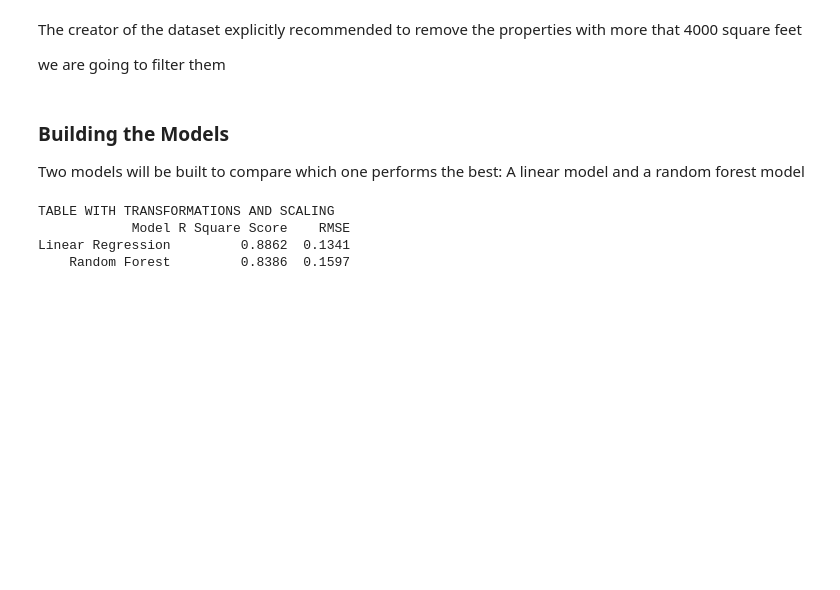
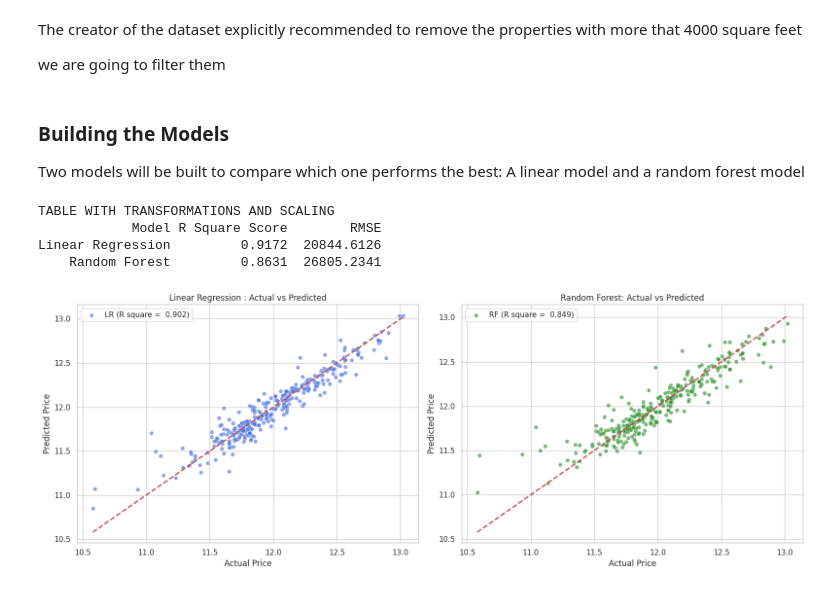
Before and after one commit to Gwladys-BALIMA/Ames-Housing, a Jupyter notebook: Ames_Linear_Regression.ipynb, the cells around one changed output. Drawn from its saved outputs; the diff is of its cells as text; code cells hidden in the pictures; blank space fills up the shorter version.

```diff
--- a/Ames_Linear_Regression.ipynb
+++ b/Ames_Linear_Regression.ipynb
@@ -275,9 +269,6 @@ plt.show()
 The creator of the dataset explicitly recommended to remove the properties with more that 4000 square feet
 
 we are going to filter them
-# %%
-# Filter the outliers
-Ames_data = Ames_data[Ames_data['GrLivArea'] < 4000]
 # %% [markdown]
 ### Building the Models
 
@@ -288,11 +279,15 @@ Ames_data_cleaned = Ames_data[Ames_data['GrLivArea'] < 4000].copy()
 
 num_features = ['OverallQual' , 'GrLivArea' ,'GarageCars' , 'GarageArea' ,
                 'TotalBsmtSF' , '1stFlrSF' , 'FullBath' , 'TotRmsAbvGrd' ,
-                'YearBuilt' , 'YearRemodAdd' , 'Fireplaces' , 'BsmtFinSF1' , 'LotFrontage'
+                'YearBuilt' , 'YearRemodAdd' , 'Fireplaces' , 'BsmtFinSF1' , 'LotFrontage' ,
+                'WoodDeckSF' , '2ndFlrSF' , 'OpenPorchSF' , 'HalfBath' , 'LotArea' , 'BsmtFullBath' ,
+                'BsmtUnfSF'
                 ]
 cat_features = ['ExterQual' , 'KitchenQual' , 'BsmtQual' , 'GarageFinish' ,
                 'FireplaceQu' , 'MasVnrType' , 'Foundation' , 'CentralAir'  ,
-                'HeatingQC' , 'GarageType' , 'Neighborhood' , 'BsmtFinType1' , 'BsmtExposure'
+                'HeatingQC' , 'GarageType' , 'Neighborhood' , 'BsmtFinType1' , 'BsmtExposure' ,
+                'SaleCondition' , 'MSZoning' , 'PavedDrive' , 'LotShape' , 'SaleType' , 'GarageQual' ,
+                'GarageCond'
                 ]
 
 X = Ames_data_cleaned[num_features + cat_features]
@@ -334,10 +329,13 @@ rf_pipeline.fit(X_train , y_train)
 # Evaluation
 
 def evaluate_model(pipeline , X_test , y_test):
-  preds = pipeline.predict(X_test)
-  r2 = r2_score(y_test , preds)
-  rmse = root_mean_squared_error(y_test , preds)
+  log_preds = pipeline.predict(X_test)
+  real_preds = np.expm1(log_preds)
+  real_y_test = np.expm1(y_test)
+  r2 = r2_score(real_y_test , real_preds)
+  rmse = root_mean_squared_error(real_y_test , real_preds)
   return r2 , rmse
+
 lr_r2 , lr_rmse = evaluate_model(lr_pipeline , X_test , y_test)
 rf_r2 , rf_rmse = evaluate_model(rf_pipeline , X_test , y_test)
 
@@ -353,6 +351,40 @@ print('TABLE WITH TRANSFORMATIONS AND SCALING')
 print(results_models.to_string(index = False))
 # %% [output]
 TABLE WITH TRANSFORMATIONS AND SCALING
-            Model R Square Score    RMSE
-Linear Regression         0.8862  0.1341
-    Random Forest         0.8386  0.1597
+            Model R Square Score        RMSE
+Linear Regression         0.9172  20844.6126
+    Random Forest         0.8631  26805.2341
+# %%
+lr_preds = lr_pipeline.predict(X_test)
+rf_preds = rf_pipeline.predict(X_test)
+
+fig , axes = plt.subplots(1 , 2 , figsize = (16 , 6))
+
+# Ploting the linear Regression actual vs predicted
+
+sns.scatterplot(x = y_test , y = lr_preds , alpha = 0.6 , ax = axes[0] ,
+                color = 'royalblue' , label = f'LR (R square = {lr_r2 : .3f})'
+                )
+# Drawing a perfect line
+axes[0].plot([y_test.min() , y_test.max()] , [y_test.min() , y_test.max()] , 'r--' , lw = 2)
+axes[0].set_title('Linear Regression : Actual vs Predicted')
+axes[0].set_xlabel('Actual Price')
+axes[0].set_ylabel('Predicted Price')
+axes[0].grid(True)
+
+# Ploting the Random Forest actual vs predicted
+sns.scatterplot(x = y_test , y = rf_preds , alpha = 0.6 , ax = axes[1] ,
+                color = 'forestgreen' , label = f'RF (R square = {rf_r2 : .3f})'
+                )
+
+# Drawing a perfect line
+axes[1].plot([y_test.min() , y_test.max()] , [y_test.min() , y_test.max()] , 'r--' , lw = 2)
+axes[1].set_title('Random Forest: Actual vs Predicted')
+axes[1].set_xlabel('Actual Price')
+axes[1].set_ylabel('Predicted Price')
+axes[1].grid(True)
+
+plt.tight_layout()
+plt.show()
+# %% [output]
+[figure, added]
```
Also changed, not shown: parts of 4 cells of this notebook.
